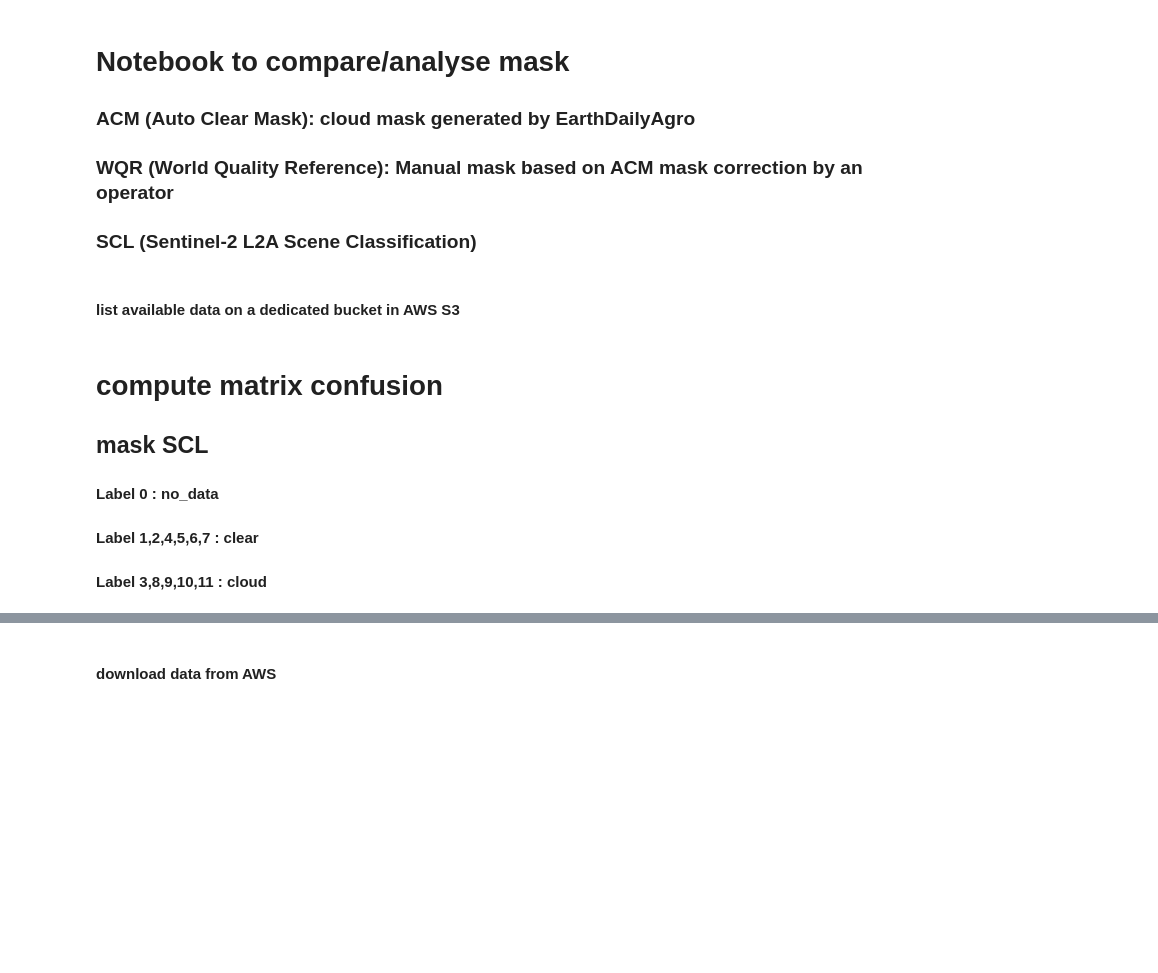
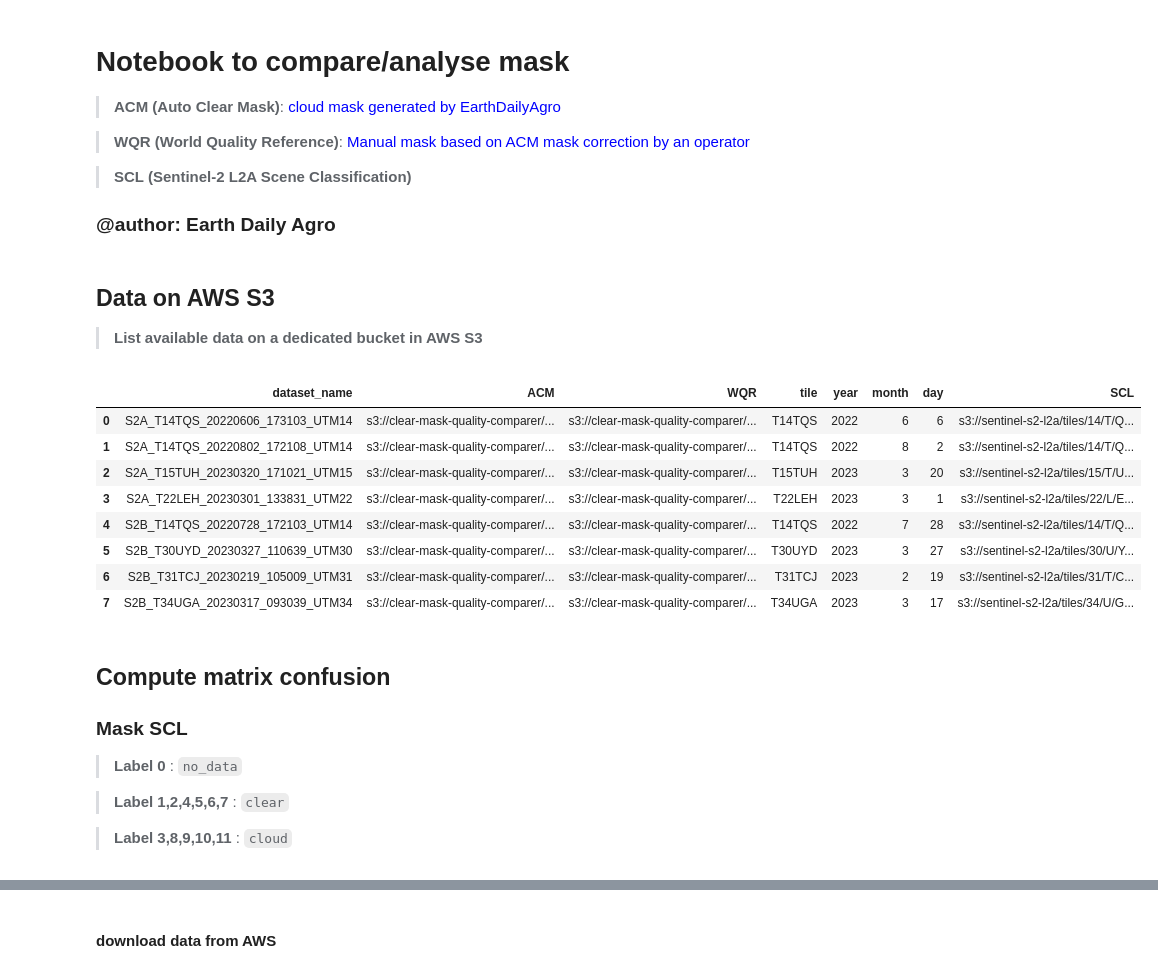
Before and after one commit to earthdaily/Studies-and-Analysis, a Jupyter notebook: Cloud-Mask-Performance/cloud_mask_comparison.ipynb, the cells around one changed output, grey strips where cells are left out. Cells and saved outputs as stored; diff of their text form; code cells hidden in the pictures; blank space fills up the shorter version.

```diff
--- a/Cloud-Mask-Performance/cloud_mask_comparison.ipynb
+++ b/Cloud-Mask-Performance/cloud_mask_comparison.ipynb
@@ -1,9 +1,13 @@
 # %% [markdown]
 # Notebook to compare/analyse mask
 
-### ACM (Auto Clear Mask): cloud mask generated by EarthDailyAgro
-### WQR (World Quality Reference): Manual mask based on ACM mask correction by an operator
-### SCL (Sentinel-2 L2A Scene Classification)
+> **ACM (Auto Clear Mask)**: <font color=blue>cloud mask generated by EarthDailyAgro</font>
+
+> **WQR (World Quality Reference)**: <font color=blue>Manual mask based on ACM mask correction by an operator </font>
+
+> **SCL (Sentinel-2 L2A Scene Classification)**
+
+### @author: Earth Daily Agro
 # %%
 from rasterio.session import AWSSession
 import boto3
@@ -22,19 +26,34 @@ boto3_session = boto3.session.Session(
 
 aws_session = AWSSession(requester_pays=True)
 # %% [markdown]
-#### list available data on a dedicated bucket in AWS S3
+## Data on AWS S3
+> **List available data on a dedicated bucket in AWS S3**
 # %%
-s3_client = boto3.client('s3')
-# bucket test
+s3_client = boto3.client('s3', region_name='us-east-2',
+    aws_access_key_id=AWS_ACCESS_KEY_ID,
+    aws_secret_access_key=AWS_SECRET_ACCESS_KEY)# bucket test
+
 bucket_name = 'clear-mask-quality-comparer'
 
-df = list_available_data(bucket_name)
+df = list_available_data(s3_client,bucket_name)
 df
+# %% [output]
+|  | dataset_name | ACM | WQR | tile | year | month | day | SCL |
+| 0 | S2A_T14TQS_20220606_173103_UTM14 | s3://clear-mask-quality-comparer/... | s3://clear-mask-quality-comparer/... | T14TQS | 2022 | 6 | 6 | s3://sentinel-s2-l2a/tiles/14/T/Q... |
+| 1 | S2A_T14TQS_20220802_172108_UTM14 | s3://clear-mask-quality-comparer/... | s3://clear-mask-quality-comparer/... | T14TQS | 2022 | 8 | 2 | s3://sentinel-s2-l2a/tiles/14/T/Q... |
+| 2 | S2A_T15TUH_20230320_171021_UTM15 | s3://clear-mask-quality-comparer/... | s3://clear-mask-quality-comparer/... | T15TUH | 2023 | 3 | 20 | s3://sentinel-s2-l2a/tiles/15/T/U... |
+| 3 | S2A_T22LEH_20230301_133831_UTM22 | s3://clear-mask-quality-comparer/... | s3://clear-mask-quality-comparer/... | T22LEH | 2023 | 3 | 1 | s3://sentinel-s2-l2a/tiles/22/L/E... |
+| 4 | S2B_T14TQS_20220728_172103_UTM14 | s3://clear-mask-quality-comparer/... | s3://clear-mask-quality-comparer/... | T14TQS | 2022 | 7 | 28 | s3://sentinel-s2-l2a/tiles/14/T/Q... |
+| 5 | S2B_T30UYD_20230327_110639_UTM30 | s3://clear-mask-quality-comparer/... | s3://clear-mask-quality-comparer/... | T30UYD | 2023 | 3 | 27 | s3://sentinel-s2-l2a/tiles/30/U/Y... |
+| 6 | S2B_T31TCJ_20230219_105009_UTM31 | s3://clear-mask-quality-comparer/... | s3://clear-mask-quality-comparer/... | T31TCJ | 2023 | 2 | 19 | s3://sentinel-s2-l2a/tiles/31/T/C... |
+| 7 | S2B_T34UGA_20230317_093039_UTM34 | s3://clear-mask-quality-comparer/... | s3://clear-mask-quality-comparer/... | T34UGA | 2023 | 3 | 17 | s3://sentinel-s2-l2a/tiles/34/U/G... |
 # %% [markdown]
-# compute matrix confusion
+## Compute matrix confusion
 
-## mask SCL
-#### Label 0 : no_data
-#### Label 1,2,4,5,6,7 : clear
-#### Label 3,8,9,10,11 : cloud
+### Mask SCL
+> **Label 0** : `no_data`
+
+> **Label 1,2,4,5,6,7** : `clear`
+
+> **Label 3,8,9,10,11** : `cloud`
 # %%
```
Also changed, not shown: parts of 10 cells of this notebook, 27 other files.
